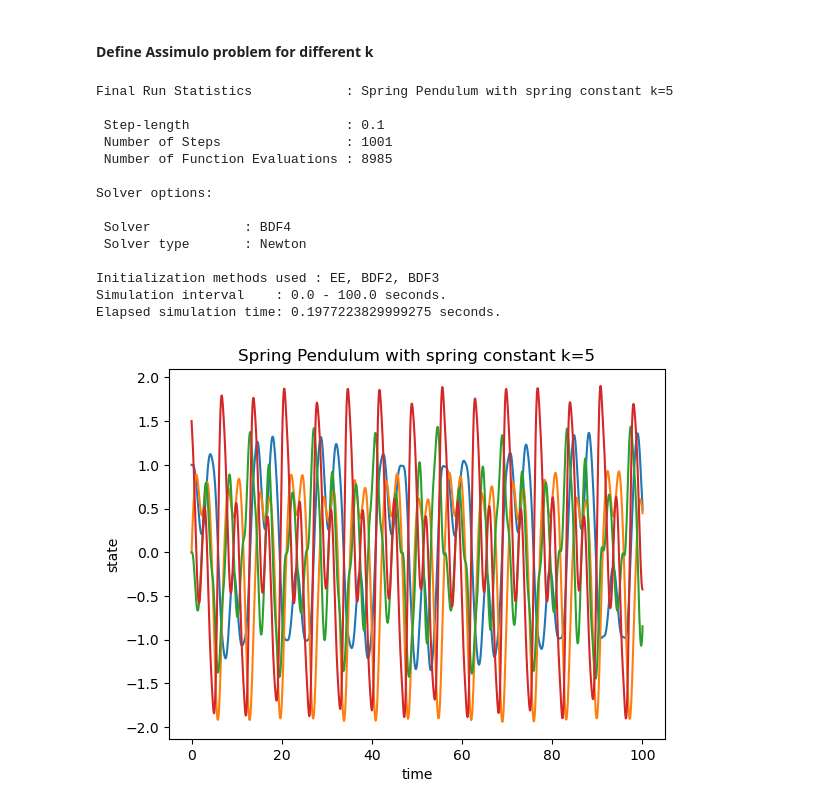
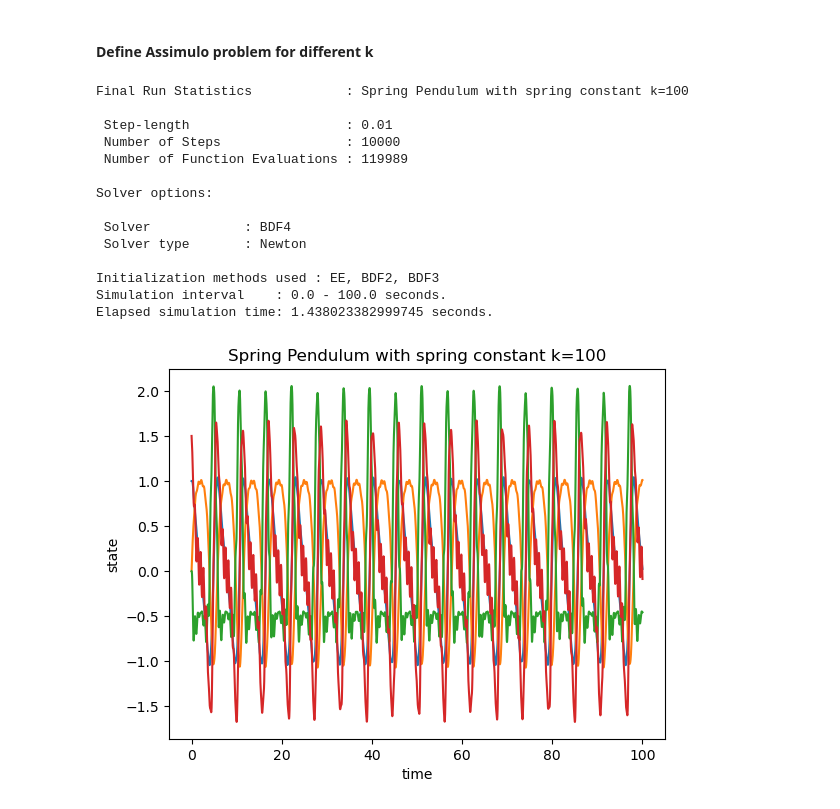
Before and after one commit to msvenssons/NUMN26, a Jupyter notebook: project1.ipynb, the cells around one changed output. Drawn from its saved outputs; the diff is of its cells as text; code cells hidden in the pictures.

```diff
--- a/project1.ipynb
+++ b/project1.ipynb
@@ -12,14 +19,19 @@ import assimulo.solvers as asol
 # %% [markdown]
 #### Define pendulum function
 # %%
-def elastic_pendulum(t: float=0.0, x: np.ndarray=np.array([0.0, 0.0, 0.0, 0.0]), k: float=1.0) -> np.ndarray:
-    lmb = lambda y1, y2: (lambda d: k*(d - 1)/d if d != 0 else 0)(np.sqrt(y1**2 + y2**2))    # avoid division by zero -- just in case
+def elastic_pendulum(t: float = 0.0, x: np.ndarray = np.array([0.0, 0.0, 0.0, 0.0]), k: float = 1.0) -> np.ndarray:
+    y1, y2, y3, y4 = x
+
+    eps = 1e-12
+    r = max(np.sqrt(y1*y1 + y2*y2), eps)
+
+    lam = k * (r - 1.0) / r
 
     xvec = np.zeros_like(x)
-    xvec[0] = x[2]
-    xvec[1] = x[3]
-    xvec[2] = -x[0] * lmb(x[0], x[1])
-    xvec[3] = -x[1] * lmb(x[0], x[1]) - 1
+    xvec[0] = y3
+    xvec[1] = y4
+    xvec[2] = -y1 * lam
+    xvec[3] = -y2 * lam - 1.0
     return xvec
 # %% [markdown]
 #### Setup values
@@ -80,4 +88,8 @@ import scipy.linalg as SL
 # %%
+from assimulo.explicit_ode import Explicit_ODE
+from assimulo.ode import *
+import scipy.linalg as SL
+
 class BDF(Explicit_ODE):
     """
     BDF-4   (Example of how to set-up own integrators for Assimulo)
@@ -92,7 +104,7 @@ class BDF(Explicit_ODE):
 
     avb_methods = ['EE', 'BDF2', 'BDF3', 'BDF4']
 
-    def __init__(self, problem, methods=4, nonlin_solver='Newton'):
+    def __init__(self, problem, methods=4, nonlin_solver='Newton', fixed_jacobian=False):
         self.nonlin_solver = nonlin_solver
         Explicit_ODE.__init__(self, problem) # Calls the base class
 
@@ -105,7 +117,7 @@ class BDF(Explicit_ODE):
 
         self.init_methods = []
         self.methods = methods
-        self.fixed_jacobian = False
+        self.fixed_jacobian = fixed_jacobian
 
     def _set_h(self,h):
             self.options["h"] = float(h)
@@ -310,32 +320,33 @@ Elapsed simulation time: 0.04596859299999778 seconds.
 # %%
 #Define an Assimulo problem
 klist = [5, 5, 10]
-k = klist[0]
+k = 100
 spring_problem = apro.Explicit_Problem(lambda t, y: elastic_pendulum(t, y, k=k), t0=t0, y0=y0)
 spring_problem.name = r'Spring Pendulum with spring constant k={k}'
 spring_problem.name = spring_problem.name.format(k=k)
 
 #Define an explicit solver
 test_sim = BDF(spring_problem, nonlin_solver='Newton') #Create a BDF solver
+test_sim.fixed_jacobian = True
 t, y = test_sim.simulate(100)
 test_sim.plot()
 plt.show()
 # %% [output]
-Final Run Statistics            : Spring Pendulum with spring constant k=5
+Final Run Statistics            : Spring Pendulum with spring constant k=100
 
- Step-length                    : 0.1
- Number of Steps                : 1001
- Number of Function Evaluations : 8985
+ Step-length                    : 0.01
+ Number of Steps                : 10000
+ Number of Function Evaluations : 119989
 
 Solver options:
 
  Solver            : BDF4
  Solver type       : Newton
 
 Initialization methods used : EE, BDF2, BDF3
 Simulation interval    : 0.0 - 100.0 seconds.
-Elapsed simulation time: 0.1977223829999275 seconds.
+Elapsed simulation time: 1.438023382999745 seconds.
-[figure, old version]
+[figure, new version]
 # %%
 # plot y[0] vs y[1]
 plt.plot(y[:,0], y[:,1])
```
Also changed, not shown: parts of 28 cells of this notebook.
